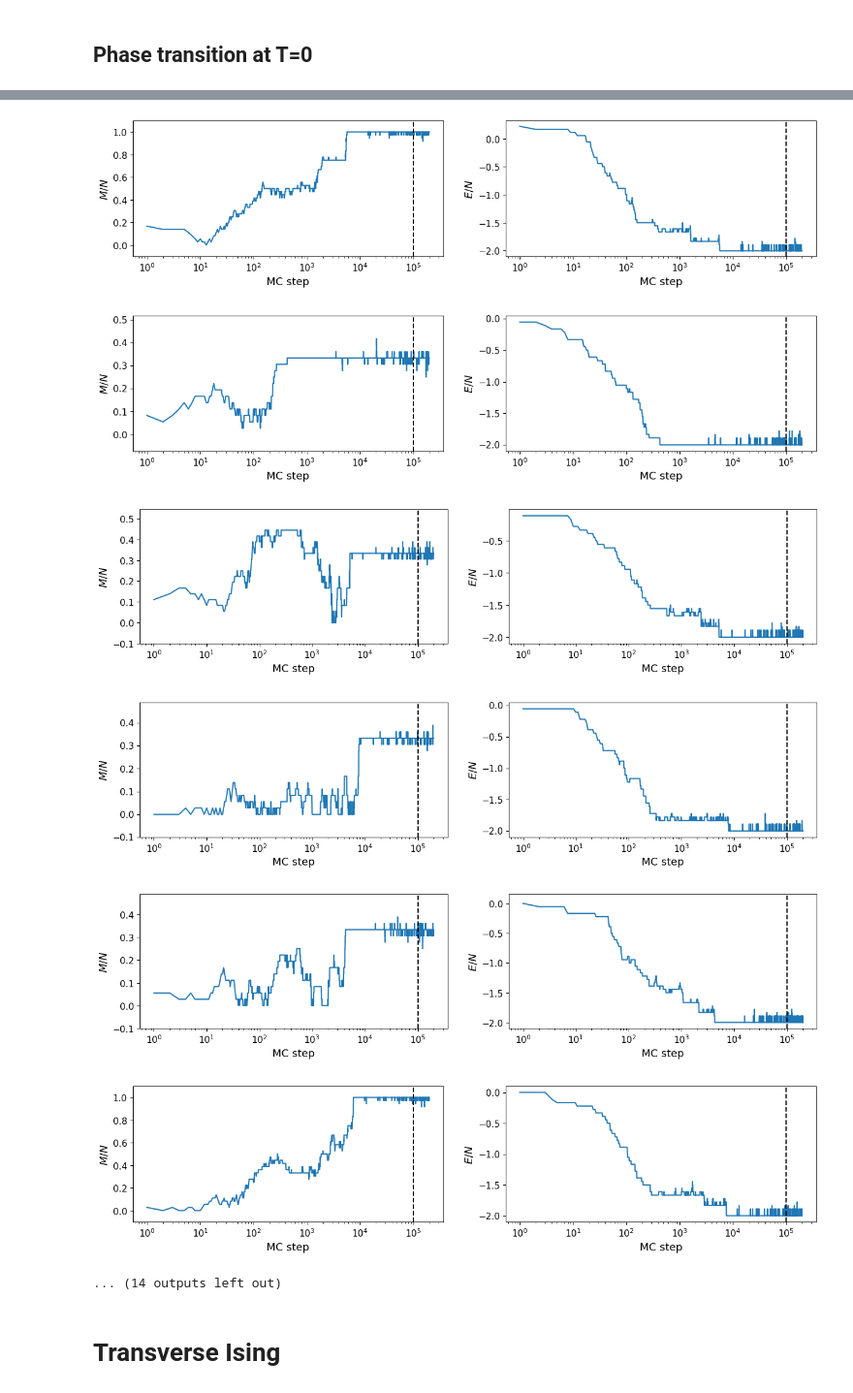
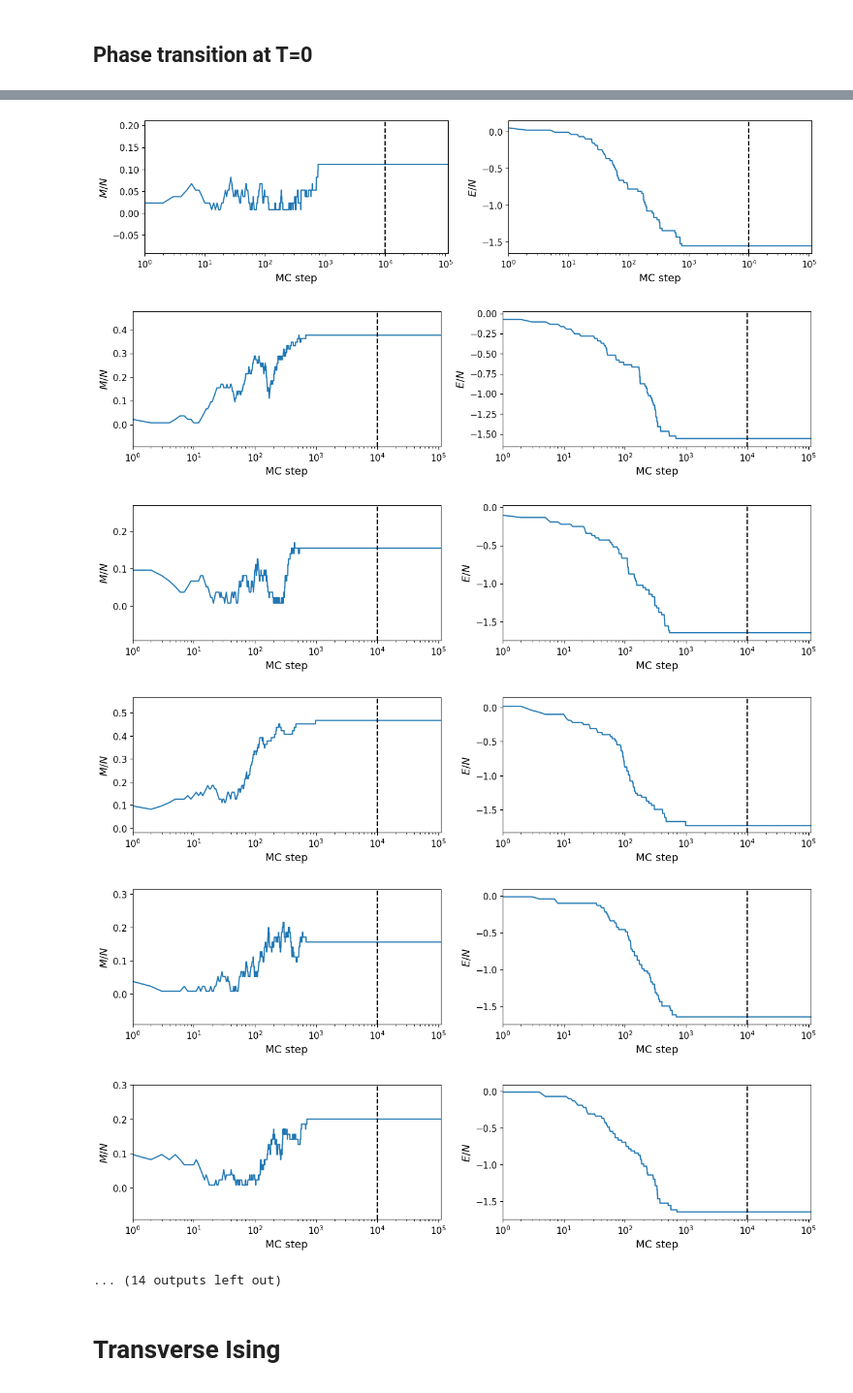
Before and after one commit to MathieuFerey/Transerve-Ising-Model, a Jupyter notebook: Transverse_Ising.ipynb, the cells around one changed output, grey strips where cells are left out. Shown at 97% size. Saved outputs shown, nothing was run; the diff lists cells and outputs as text; code cells hidden in the pictures.

```diff
--- a/Transverse_Ising.ipynb
+++ b/Transverse_Ising.ipynb
@@ -125,10 +122,10 @@ J = 1
 Gamma = 1
 
 Neq = 100000 # number of MC steps for equilibrium
-Nsteps = 100000 # number of MC sample for average
+Nsteps = 1000000 # number of MC sample for average
 
 
-T = np.linspace(0.1,10,25)
+T = np.linspace(0.1,10,10)
 
 M = np.zeros(len(T))
 E = np.zeros(len(T))
@@ -157,11 +154,11 @@ plt.show()
 # %% [markdown]
 ## Phase transition at T=0
 # %%
-Nx, Ny, Nz = 3, 3, 8 # size of the lattice
+Nx, Ny, Nz = 3, 3, 15 # size of the lattice
 J = 1
-beta = 1
+beta = 10
 
-Neq = 100000 # number of MC steps for equilibrium
+Neq = 10000 # number of MC steps for equilibrium
 Nsteps = 100000 # number of MC sample for average
 
 Gamma = np.linspace(0.1,10,25)
@@ -196,9 +193,9 @@ plt.show()
-[figure, old version]
+[figure, new version]
-[figure, old version]
+[figure, new version]
-[figure, old version]
+[figure, new version]
-[figure, old version]
+[figure, new version]
-[figure, old version]
+[figure, new version]
-[figure, old version]
+[figure, new version]
 ... (14 outputs left out)
 # %% [markdown]
 # Transverse Ising
```
Also changed, not shown: parts of 3 cells of this notebook, 1 other file.
